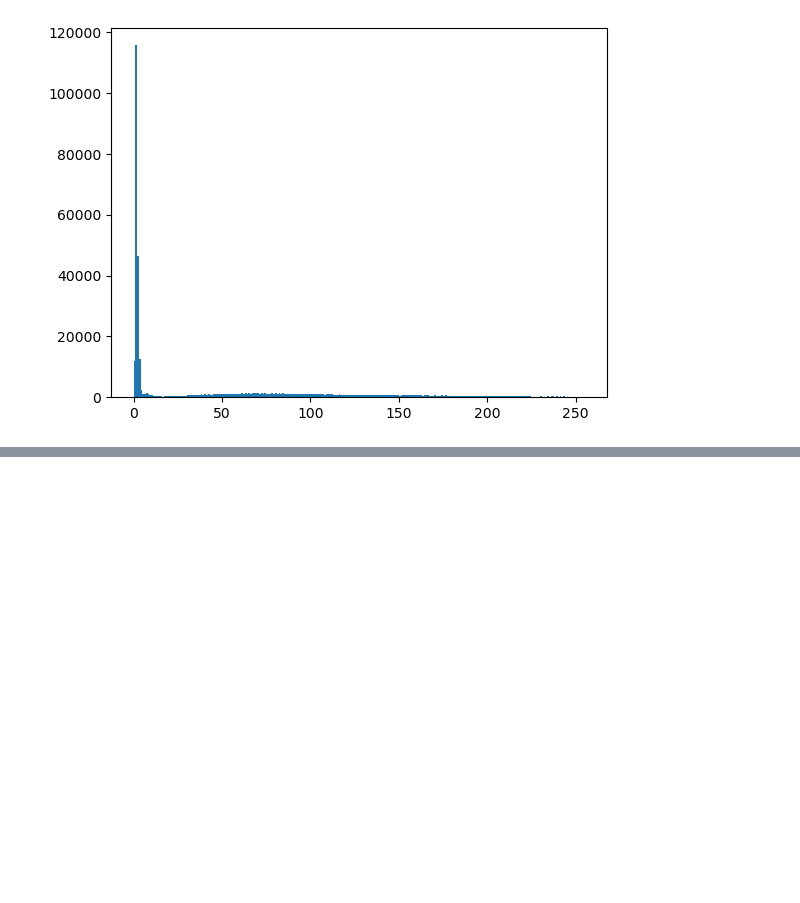
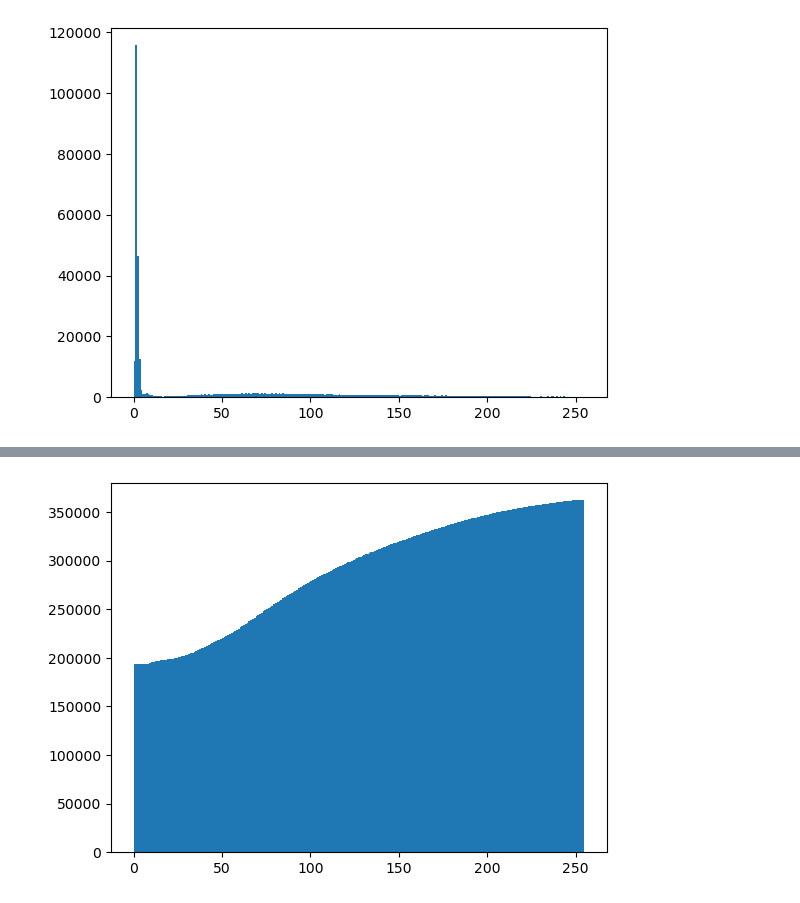
Before and after one commit to Lilian-GA/Nematode_status_assay, a Jupyter notebook: one_image_test.ipynb, the cells around one changed output, grey strips where cells are left out. Drawn from its saved outputs; the diff is of its cells as text; code cells hidden in the pictures; blank space fills up the shorter version.

```diff
--- a/one_image_test.ipynb
+++ b/one_image_test.ipynb
@@ -55,0 +83,5 @@ plt.show()
+# %%
+plt.hist(window.flatten(), bins = 255, cumulative='T')
+plt.show()
+# %% [output]
+[figure, added]
```
Also changed, not shown: parts of 7 cells of this notebook.
